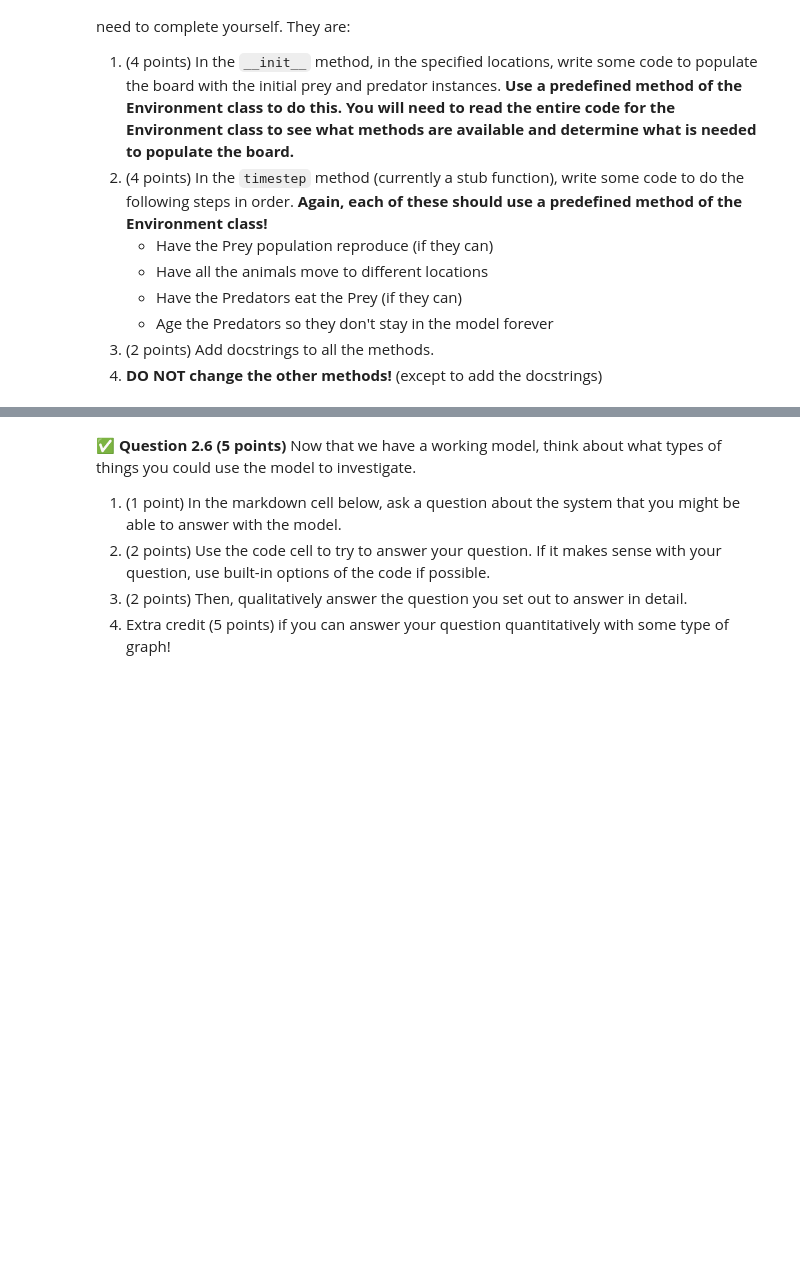
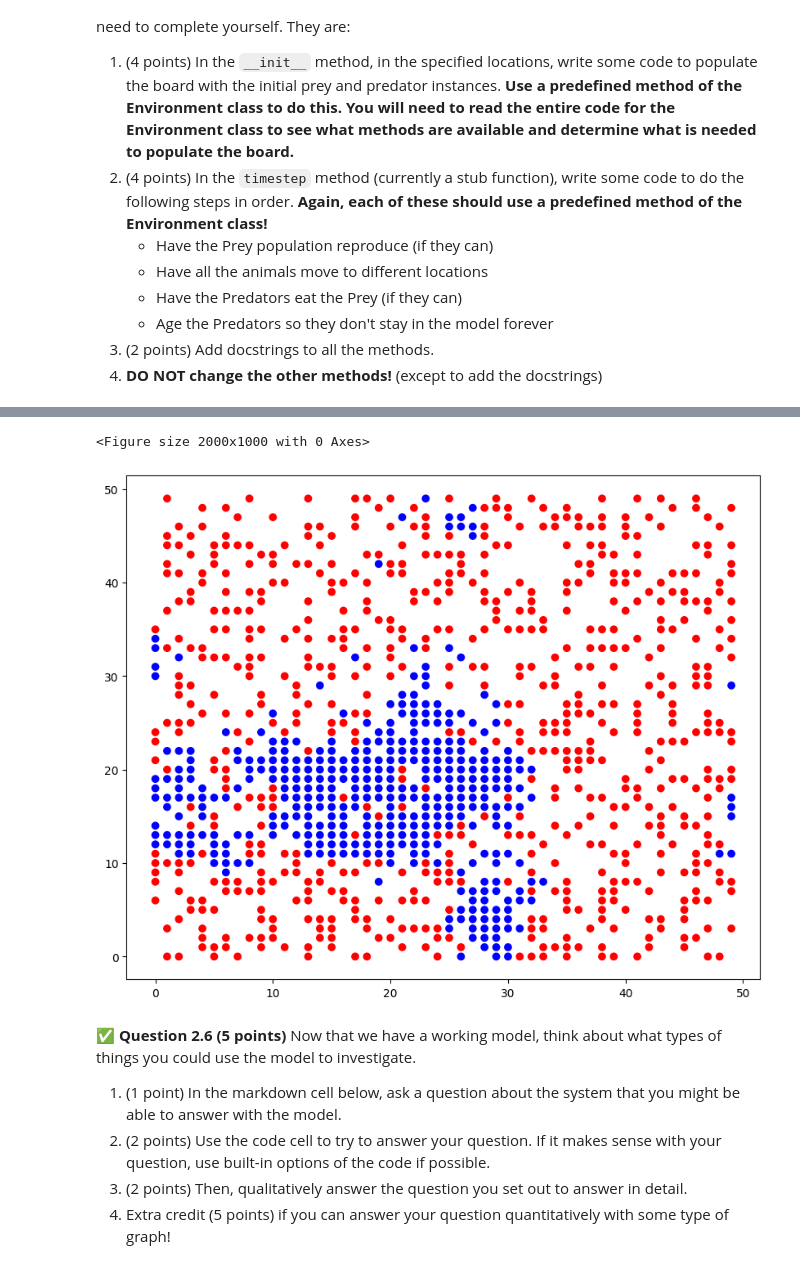
Before and after one commit to johnsje6/CMSE202-s26-turnin, a Jupyter notebook: hw-02/HW-02_ABMandGraphTheory-STUDENT.ipynb, the cells around one changed output, grey strips where cells are left out. Cells and saved outputs as stored; diff of their text form; code cells hidden in the pictures; blank space fills up the shorter version.

```diff
--- a/hw-02/HW-02_ABMandGraphTheory-STUDENT.ipynb
+++ b/hw-02/HW-02_ABMandGraphTheory-STUDENT.ipynb
@@ -179,6 +315,14 @@ class Environment():
         self.eat_likelihood = eat_likelihood
 
         # loop over board and add animal based on random chance
+        """
+        Initialize the environment with animals placed on the grid.
+
+        Parameters:
+        size (int): size of the grid
+        num_prey (int): initial number of prey
+        num_predators (int): initial number of predators
+        """
         for i in range(size_x):
             for j in range(size_y):
                 newprey = False
@@ -192,16 +336,29 @@ class Environment():
 
                 # populate board
                 if newprey and not newpredator:
-                    YYY  # <----------------------------------------------------ADD A PREY INSTANCE HERE!!!
+                    self.add_animal("Prey", i, j) # <----------------------------------------------------ADD A PREY INSTANCE HERE!!!
                 elif newpredator and not newprey:
-                    YYY  # <----------------------------------------------------ADD A PREDATOR INSTANCE HERE!!!
+                    self.add_animal("Predator", i, j)  # <----------------------------------------------------ADD A PREDATOR INSTANCE HERE!!!
                 # elif newpredator and newprey:
                 #     self.animals[(i,j)] = np.random.choice((1,2))
                 else:
                     self.remove_animal(i,j)
 
     def timestep(self):
-        pass  # <----------------------------------------------------POPULATE THIS!!!
+        """
+        Perform one timestep of the simulation.
+
+        Steps:
+        1. Prey reproduce
+        2. Animals move
+        3. Predators eat prey
+        4. Predators age
+        """
+
+        self.reproduce()
+        self.move_animals()
+        self.eat_animals()
+        self.aging()  # <----------------------------------------------------POPULATE THIS!!!
 
 
 
@@ -220,6 +377,7 @@ class Environment():
 
 
     def move_animals(self):
+        """Move animals to neighboring empty spaces."""
         new_position_list = []
         for animal in self.animals:
             # print(animal)
@@ -239,6 +397,7 @@ class Environment():
                         # print(animal, new_position)
 
     def eat_animals(self):
+        """Predators eat nearby prey."""
         for animal in self.animals:
             if self.animals[animal] is not None:
                 # print('animal')
@@ -267,6 +426,7 @@ class Environment():
 
 
     def reproduce(self):
+        """Prey reproduce if conditions are met."""
         new_position_list = []
         for animal in self.animals:
             if self.animals[animal] is not None:
@@ -290,6 +450,7 @@ class Environment():
 
 
     def aging(self):
+        """Age predators and remove old ones."""
         for animal in self.animals:
             if self.animals[animal] is not None:
                 if self.animals[animal].get_type() == 'Predator':
@@ -299,6 +460,7 @@ class Environment():
 
 
     def add_animal(self, animal_type, x, y):
+        """Add an animal to the grid."""
         if animal_type == "Predator":
             self.animals[(x,y)] = Predator(x,y)
         elif animal_type == "Prey":
@@ -307,6 +469,7 @@ class Environment():
             print("invalid animal type!")
 
     def remove_animal(self, x, y):
+        """Remove an animal from the grid."""
         self.animals[(x,y)] = None
 
     def plot(self):
@@ -339,14 +520,17 @@ If all goes well, you should see something like this after running the code belo
 <img src="https://raw.githubusercontent.com/msu-cmse-courses/cmse202-supplemental-data/refs/heads/main/images/LV_example_plot.png" width=400px align="center" alt="Image credit: ABM example plot">
 # %%
 fig, ax = plt.subplots(figsize=(20,10))
-XXX # <-----------------  INITIATE AN ENVIRONMENT CLASS HERE
-XXX # <-----------------  PLOT THE INITIAL STATE HERE
+env = Environment() # <-----------------  INITIATE AN ENVIRONMENT CLASS HERE
+env.plot() # <-----------------  PLOT THE INITIAL STATE HERE
 
 for i in range(20):
-    XXX # <----------------- ADVANCE THE CODE ONE TIMESTEP HERE
+    env.timestep() # <----------------- ADVANCE THE CODE ONE TIMESTEP HERE
     time.sleep(1.0)
     if (i%1==0):
-        XXX # <-----------------  PLOT THE NEW STATE HERE
+        env.plot() # <-----------------  PLOT THE NEW STATE HERE
+# %% [output]
+<Figure size 2000x1000 with 0 Axes>
+[figure, added]
 # %% [markdown]
 &#9989;  **Question 2.6 (5 points)** Now that we have a working model, think about what types of things you could use the model to investigate.
 1. (1 point) In the markdown cell below, ask a question about the system that you might be able to answer with the model.
```
Also changed, not shown: parts of 11 cells of this notebook.
